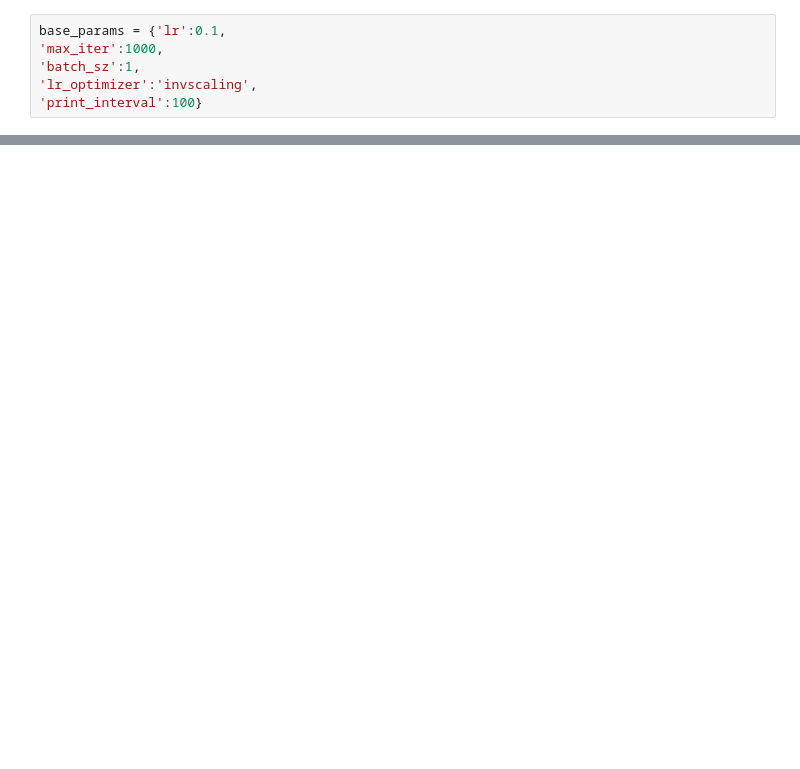
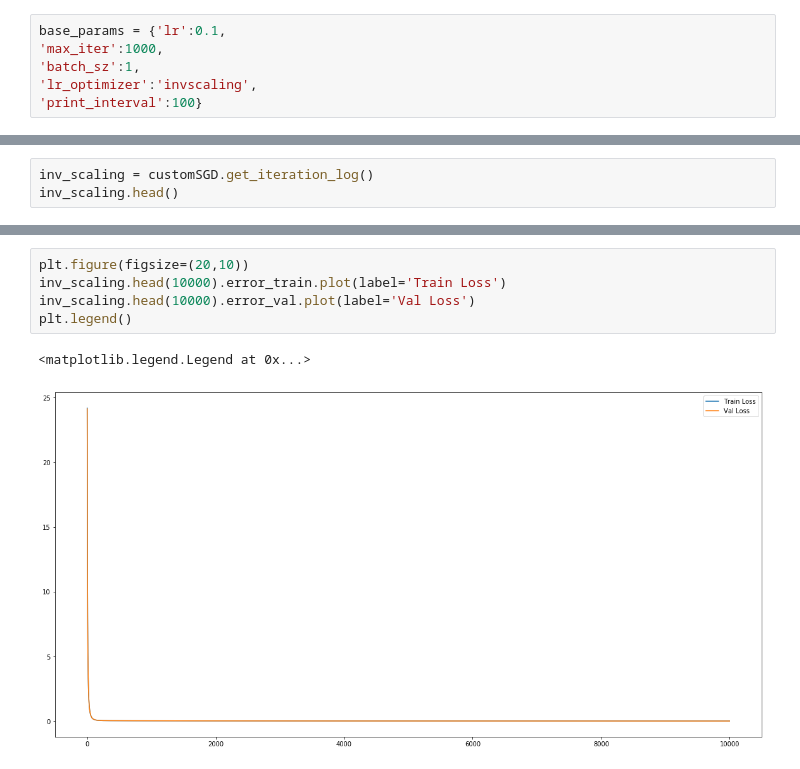
Before and after one commit to wanermiranda/LinearRegression, a Jupyter notebook: notebooks/Experiments - Round 4.ipynb, the cells around one changed output, grey strips where cells are left out. Saved outputs shown, nothing was run; the diff lists cells and outputs as text; blank space fills up the shorter version.

```diff
--- a/notebooks/Experiments - Round 4.ipynb
+++ b/notebooks/Experiments - Round 4.ipynb
@@ -192,0 +228,3 @@ plt.legend()
+# %%
+inv_scaling = customSGD.get_iteration_log()
+inv_scaling.head()
@@ -192,0 +296,8 @@ plt.legend()
+# %%
+plt.figure(figsize=(20,10))
+inv_scaling.head(10000).error_train.plot(label='Train Loss')
+inv_scaling.head(10000).error_val.plot(label='Val Loss')
+plt.legend()
+# %% [output]
+<matplotlib.legend.Legend at 0x...>
+[figure, added]
```
Also changed, not shown: parts of 18 cells of this notebook, 3 other files.
